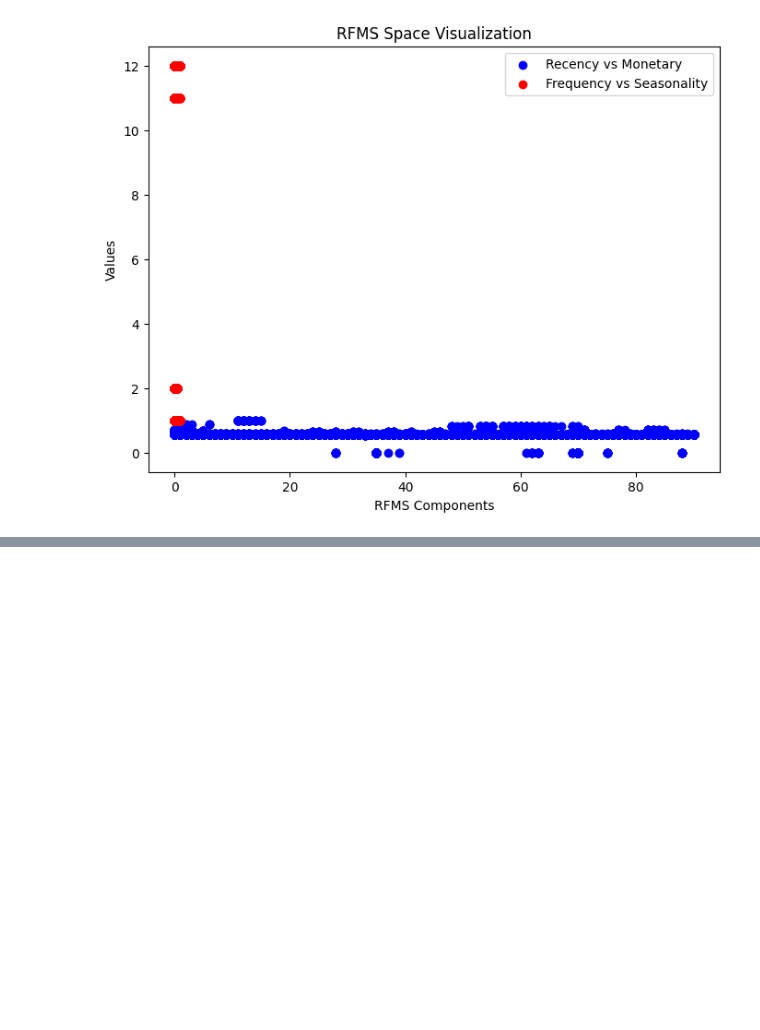
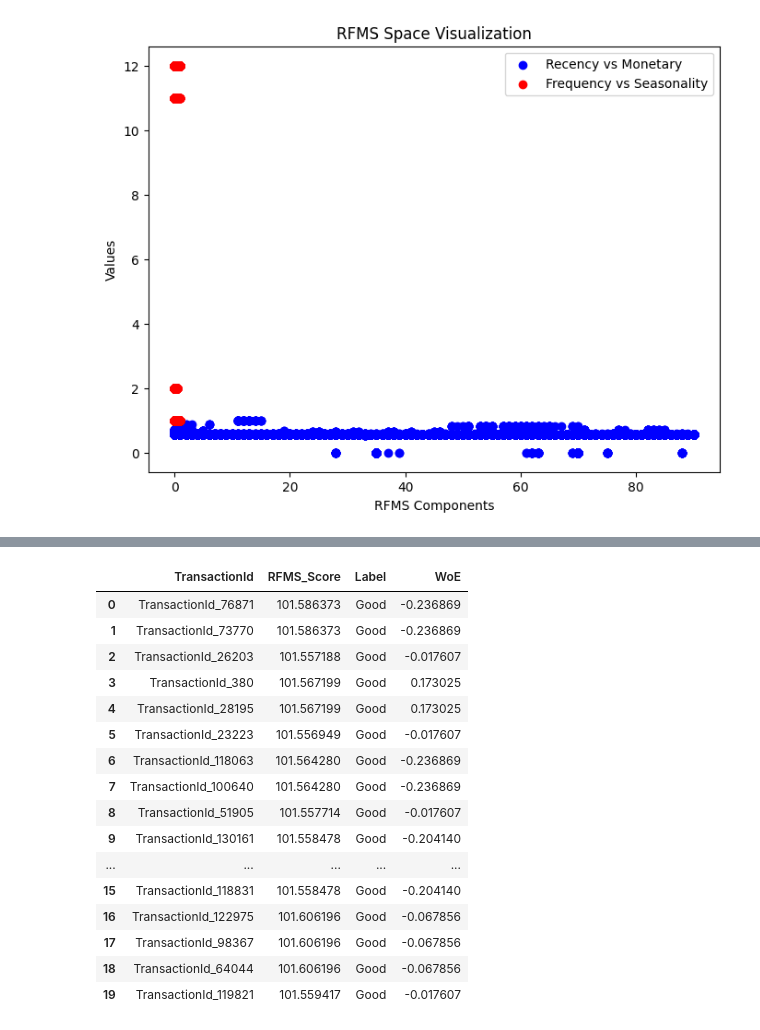
Before and after one commit to kaleabb266/Credit_Scoring_Project, a Jupyter notebook: notebook/feature_engineering (1).ipynb, the cells around one changed output, grey strips where cells are left out. Drawn from its saved outputs; the diff is of its cells as text; code cells hidden in the pictures; blank space fills up the shorter version.

Commit message:
refactored feature engineering notebook by removing unused cells and updating output display

```diff
--- a/notebook/feature_engineering (1).ipynb
+++ b/notebook/feature_engineering (1).ipynb
@@ -93,0 +87,21 @@ df.head()
+# %%
+# Display resulting dataframe with calculated RFMS, Labels, and WoE
+df[['TransactionId', 'RFMS_Score', 'Label', 'WoE']].head(20)
+# %% [output]
+|  | TransactionId | RFMS_Score | Label | WoE |
+| 0 | TransactionId_76871 | 101.586373 | Good | -0.236869 |
+| 1 | TransactionId_73770 | 101.586373 | Good | -0.236869 |
+| 2 | TransactionId_26203 | 101.557188 | Good | -0.017607 |
+| 3 | TransactionId_380 | 101.567199 | Good | 0.173025 |
+| 4 | TransactionId_28195 | 101.567199 | Good | 0.173025 |
+| 5 | TransactionId_23223 | 101.556949 | Good | -0.017607 |
+| 6 | TransactionId_118063 | 101.564280 | Good | -0.236869 |
+| 7 | TransactionId_100640 | 101.564280 | Good | -0.236869 |
+| 8 | TransactionId_51905 | 101.557714 | Good | -0.017607 |
+| 9 | TransactionId_130161 | 101.558478 | Good | -0.204140 |
+| ... | ... | ... | ... | ... |
+| 15 | TransactionId_118831 | 101.558478 | Good | -0.204140 |
+| 16 | TransactionId_122975 | 101.606196 | Good | -0.067856 |
+| 17 | TransactionId_98367 | 101.606196 | Good | -0.067856 |
+| 18 | TransactionId_64044 | 101.606196 | Good | -0.067856 |
+| 19 | TransactionId_119821 | 101.559417 | Good | -0.017607 |
```
Also changed, not shown: parts of 2 cells of this notebook.
